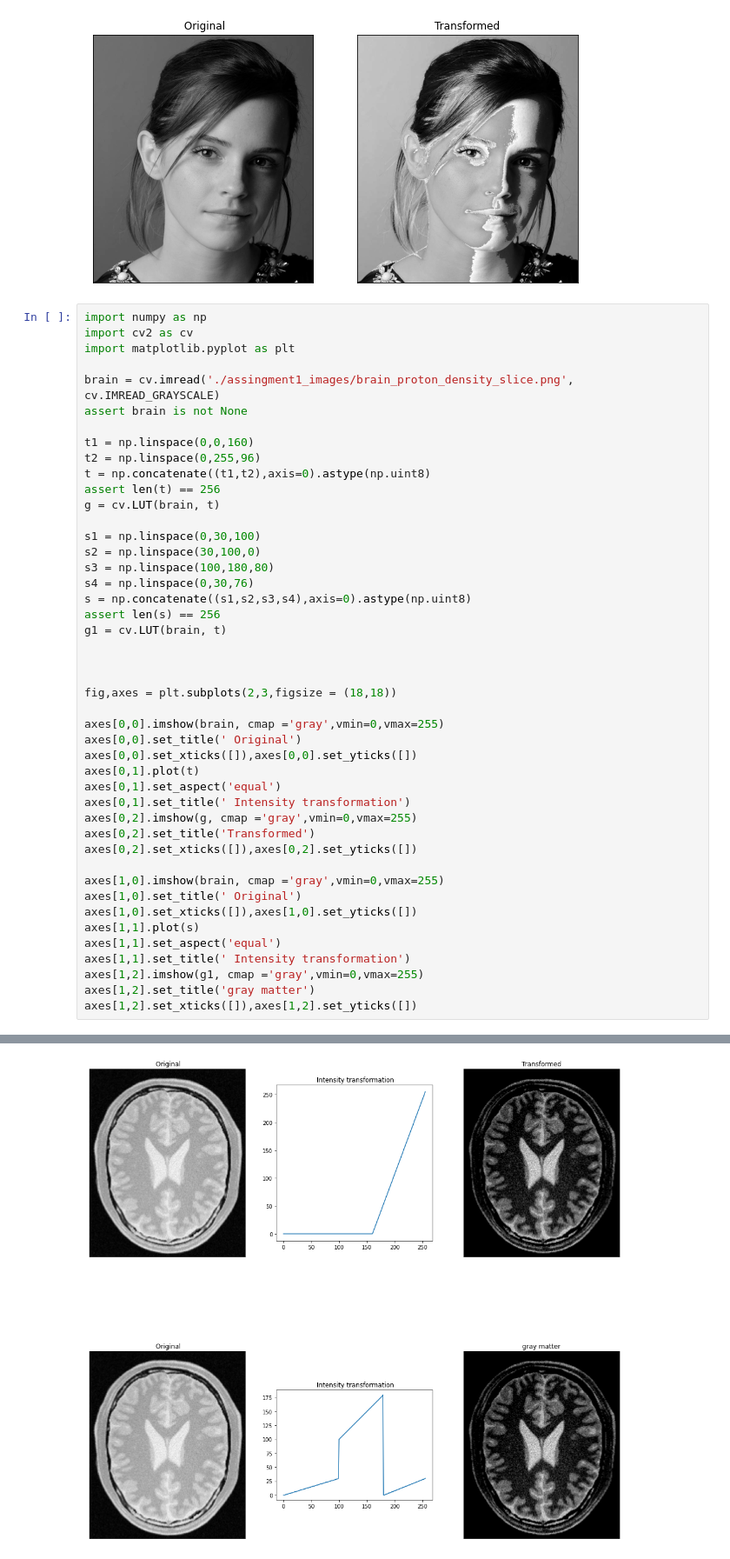
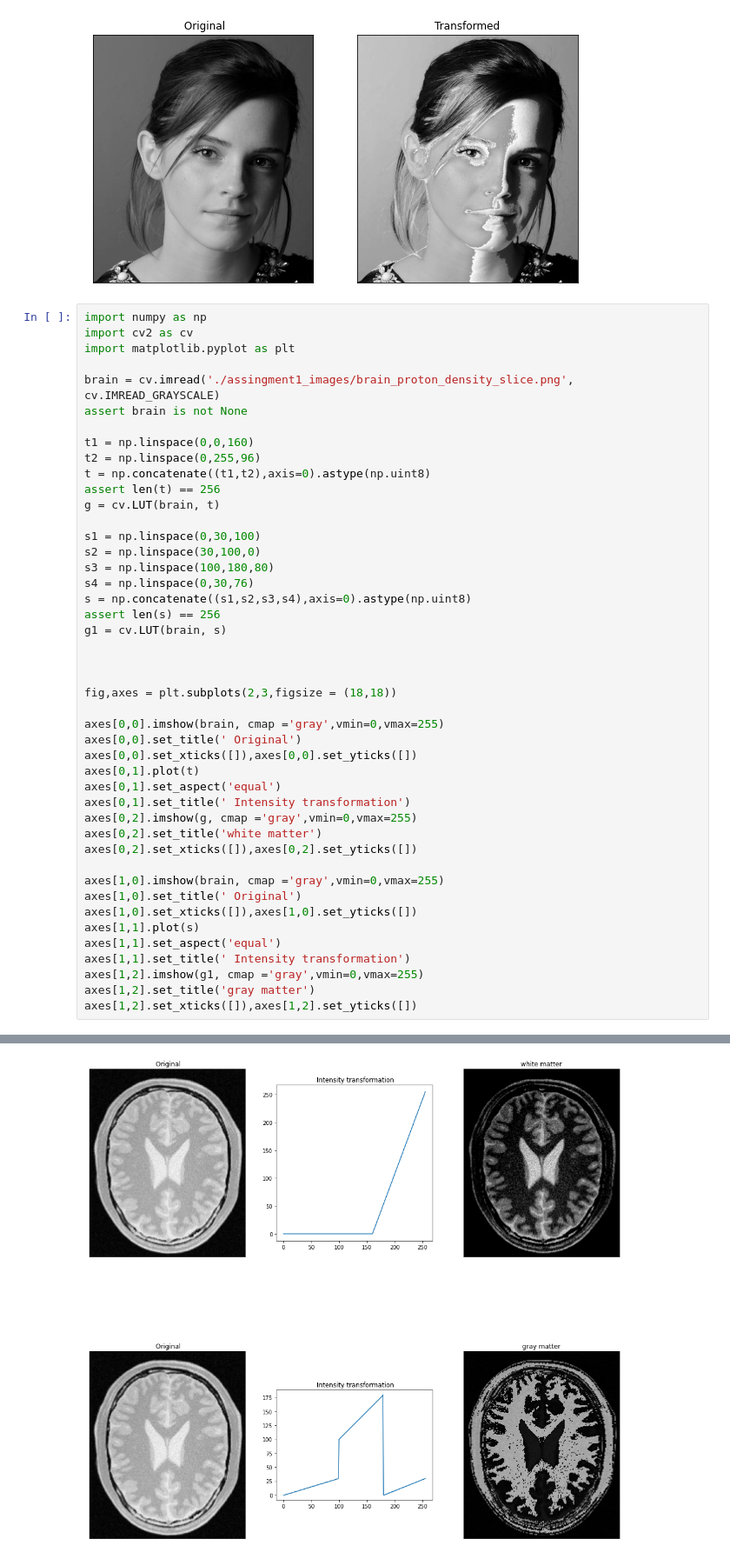
Before and after one commit to NaduniDamsariLiyanage/en_2550, a Jupyter notebook: 190356E_Assingment1.ipynb, the cells around one changed output, grey strips where cells are left out. Shown at 87% size. Saved outputs shown, nothing was run; the diff lists cells and outputs as text.

```diff
--- a/190356E_Assingment1.ipynb
+++ b/190356E_Assingment1.ipynb
@@ -46,33 +46,33 @@ s1 = np.linspace(0,30,100)
 s2 = np.linspace(30,100,0)
 s3 = np.linspace(100,180,80)
 s4 = np.linspace(0,30,76)
 s = np.concatenate((s1,s2,s3,s4),axis=0).astype(np.uint8)
 assert len(s) == 256
-g1 = cv.LUT(brain, t)
+g1 = cv.LUT(brain, s)
 
 
 
 fig,axes = plt.subplots(2,3,figsize = (18,18))
 
 axes[0,0].imshow(brain, cmap ='gray',vmin=0,vmax=255)
 axes[0,0].set_title(' Original')
 axes[0,0].set_xticks([]),axes[0,0].set_yticks([])
 axes[0,1].plot(t)
 axes[0,1].set_aspect('equal')
 axes[0,1].set_title(' Intensity transformation')
 axes[0,2].imshow(g, cmap ='gray',vmin=0,vmax=255)
-axes[0,2].set_title('Transformed')
+axes[0,2].set_title('white matter')
 axes[0,2].set_xticks([]),axes[0,2].set_yticks([])
 
 axes[1,0].imshow(brain, cmap ='gray',vmin=0,vmax=255)
 axes[1,0].set_title(' Original')
 axes[1,0].set_xticks([]),axes[1,0].set_yticks([])
 axes[1,1].plot(s)
 axes[1,1].set_aspect('equal')
 axes[1,1].set_title(' Intensity transformation')
 axes[1,2].imshow(g1, cmap ='gray',vmin=0,vmax=255)
 axes[1,2].set_title('gray matter')
 axes[1,2].set_xticks([]),axes[1,2].set_yticks([])
 # %% [output]
 ([], [])
-[figure, old version]
+[figure, new version]
```
Also changed, not shown: parts of 1 cell of this notebook, 1 other file.
